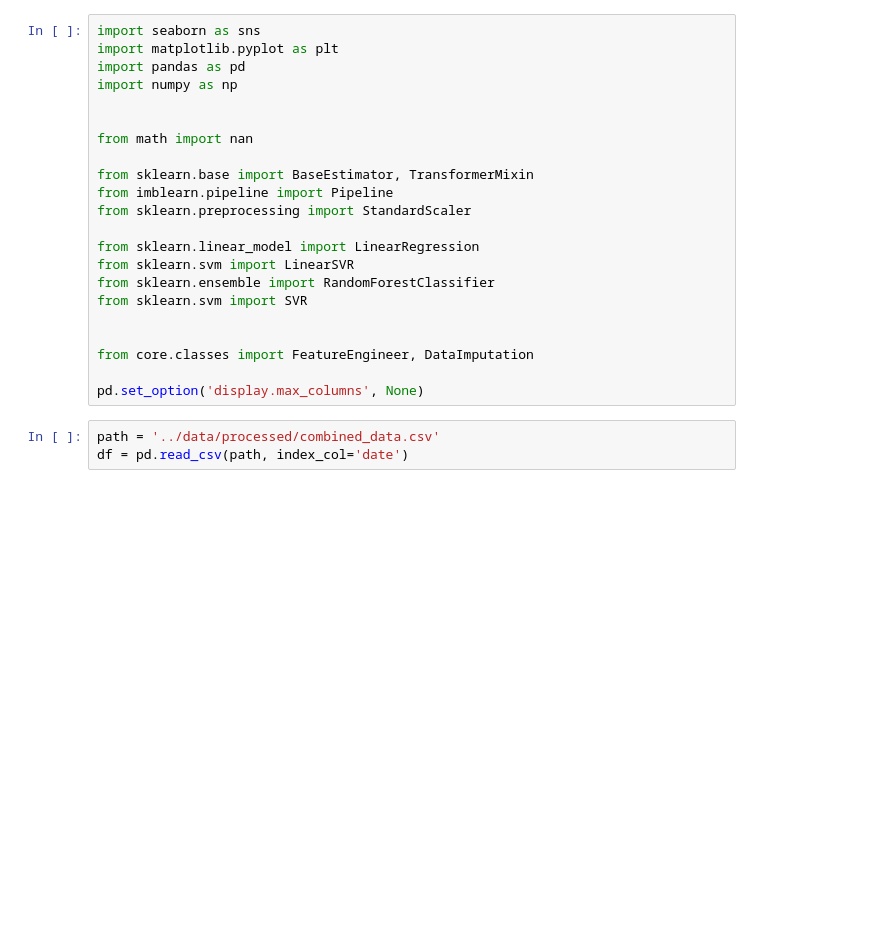
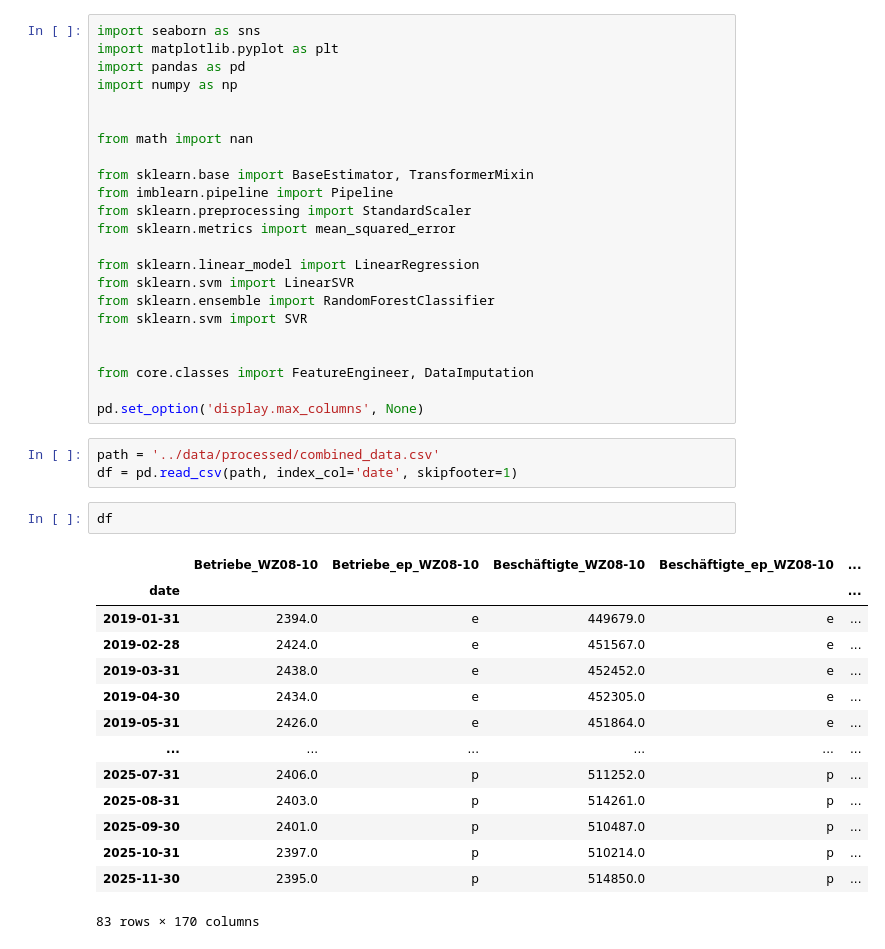
Before and after one commit to salimaabdalla/dpp_projekt_2026, a Jupyter notebook: notebooks/09_models_shareprices_stepwise.ipynb, the cells around one changed output. Saved outputs shown, nothing was run; the diff lists cells and outputs as text; blank space fills up the shorter version.

```diff
--- a/notebooks/09_models_shareprices_stepwise.ipynb
+++ b/notebooks/09_models_shareprices_stepwise.ipynb
@@ -10,6 +10,7 @@ from math import nan
 from sklearn.base import BaseEstimator, TransformerMixin
 from imblearn.pipeline import Pipeline
 from sklearn.preprocessing import StandardScaler
+from sklearn.metrics import mean_squared_error
 
 from sklearn.linear_model import LinearRegression
 from sklearn.svm import LinearSVR
@@ -22,7 +23,24 @@ from core.classes import FeatureEngineer, DataImputation
 pd.set_option('display.max_columns', None)
 # %%
 path = '../data/processed/combined_data.csv'
-df = pd.read_csv(path, index_col='date')
+df = pd.read_csv(path, index_col='date', skipfooter=1)
+# %%
+df
+# %% [output]
+|  | Betriebe_WZ08-10 | Betriebe_ep_WZ08-10 | Beschäftigte_WZ08-10 | Beschäftigte_ep_WZ08-10 | ... |
+| date |  |  |  |  | ... |
+| 2019-01-31 | 2394.0 | e | 449679.0 | e | ... |
+| 2019-02-28 | 2424.0 | e | 451567.0 | e | ... |
+| 2019-03-31 | 2438.0 | e | 452452.0 | e | ... |
+| 2019-04-30 | 2434.0 | e | 452305.0 | e | ... |
+| 2019-05-31 | 2426.0 | e | 451864.0 | e | ... |
+| ... | ... | ... | ... | ... | ... |
+| 2025-07-31 | 2406.0 | p | 511252.0 | p | ... |
+| 2025-08-31 | 2403.0 | p | 514261.0 | p | ... |
+| 2025-09-30 | 2401.0 | p | 510487.0 | p | ... |
+| 2025-10-31 | 2397.0 | p | 510214.0 | p | ... |
+| 2025-11-30 | 2395.0 | p | 514850.0 | p | ... |
+83 rows × 170 columns
 # %%
 class Model(TransformerMixin, BaseEstimator):
     """Imputs missing values. """
```
Also changed, not shown: parts of 11 cells of this notebook, 2 other files.
